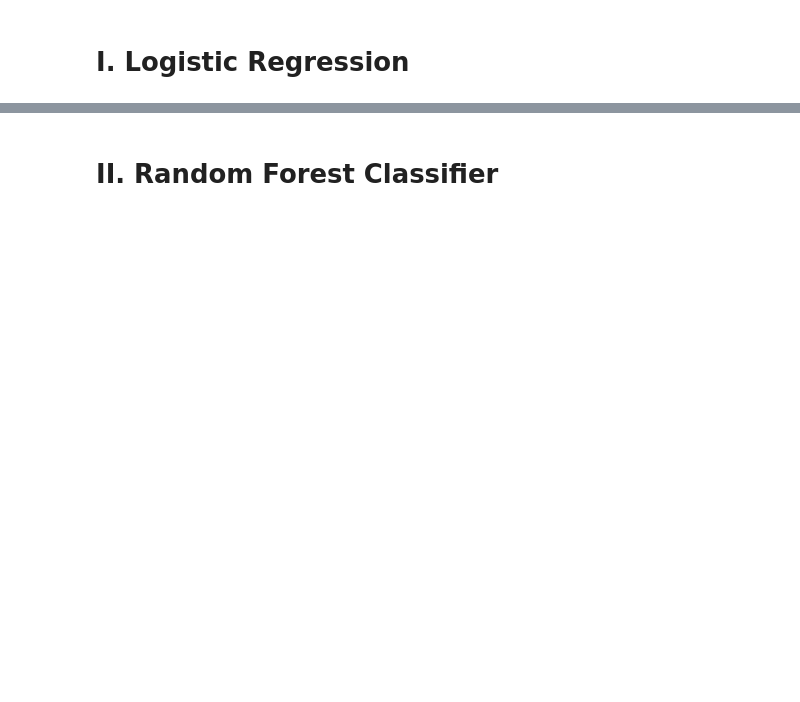
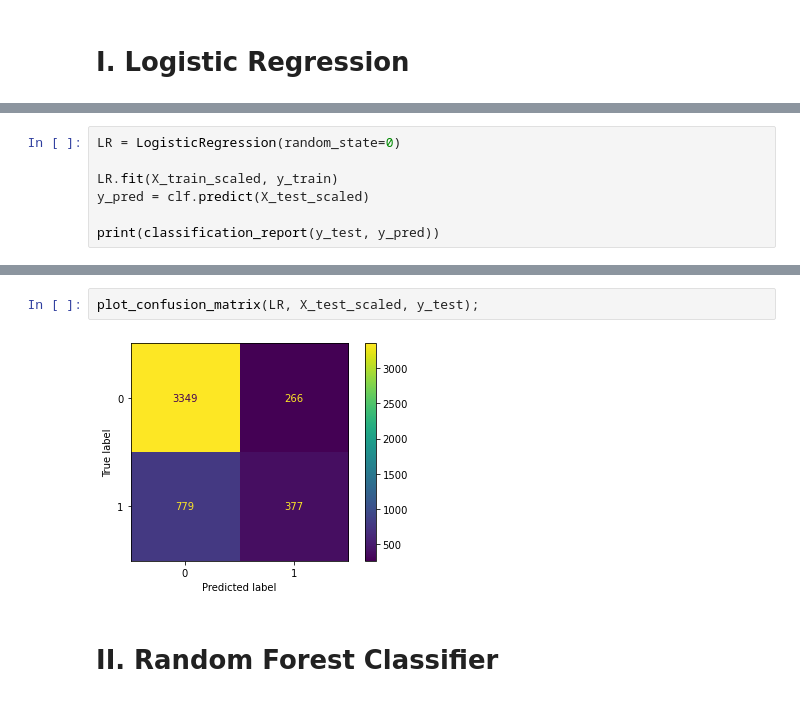
Before and after one commit to divzueri/Data-Science-Projects, a Jupyter notebook: HRAnalytics/notebooks/4_Modeling.ipynb, the cells around one changed output, grey strips where cells are left out. Drawn from its saved outputs; the diff is of its cells as text; blank space fills up the shorter version.

```diff
--- a/HRAnalytics/notebooks/4_Modeling.ipynb
+++ b/HRAnalytics/notebooks/4_Modeling.ipynb
@@ -61,0 +99,7 @@ print(accuracy_score(clf.predict(X_test), y_test))
+# %%
+LR = LogisticRegression(random_state=0)
+
+LR.fit(X_train_scaled, y_train)
+y_pred = clf.predict(X_test_scaled)
+
+print(classification_report(y_test, y_pred))
@@ -62,3 +115,7 @@ print(accuracy_score(clf.predict(X_test), y_test))
+# %%
+plot_confusion_matrix(LR, X_test_scaled, y_test);
+# %% [output]
+[figure, added]
 # %% [markdown]
 # II. Random Forest Classifier
 # %%
```
Also changed, not shown: parts of 16 cells of this notebook.
